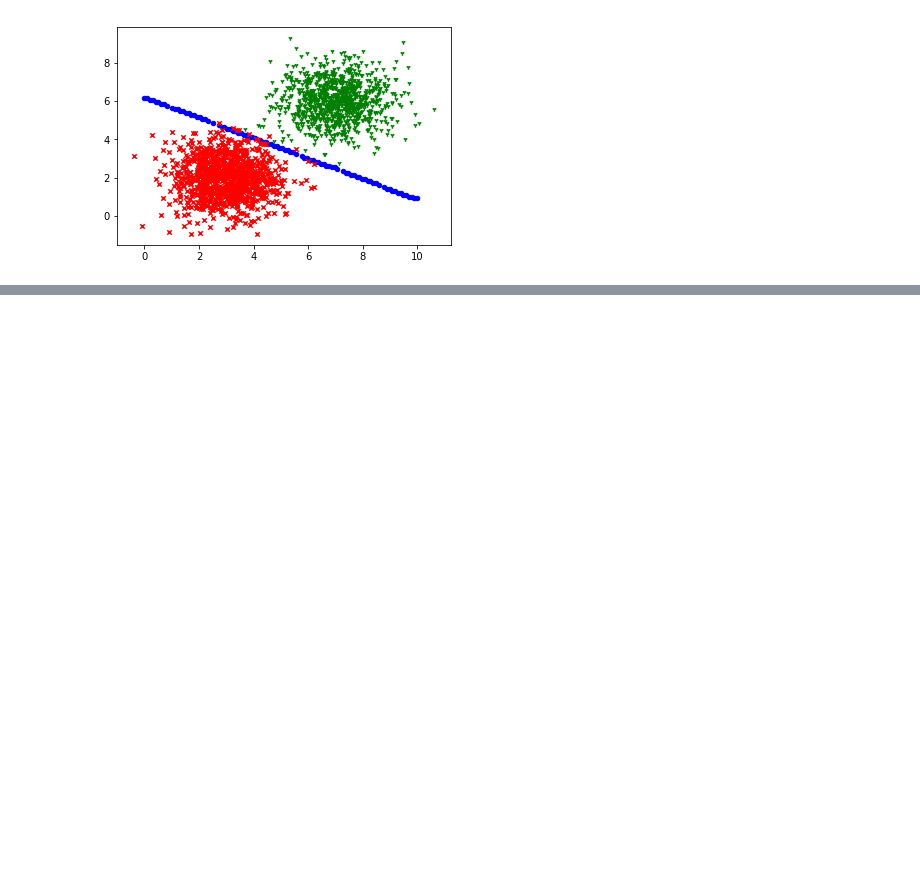
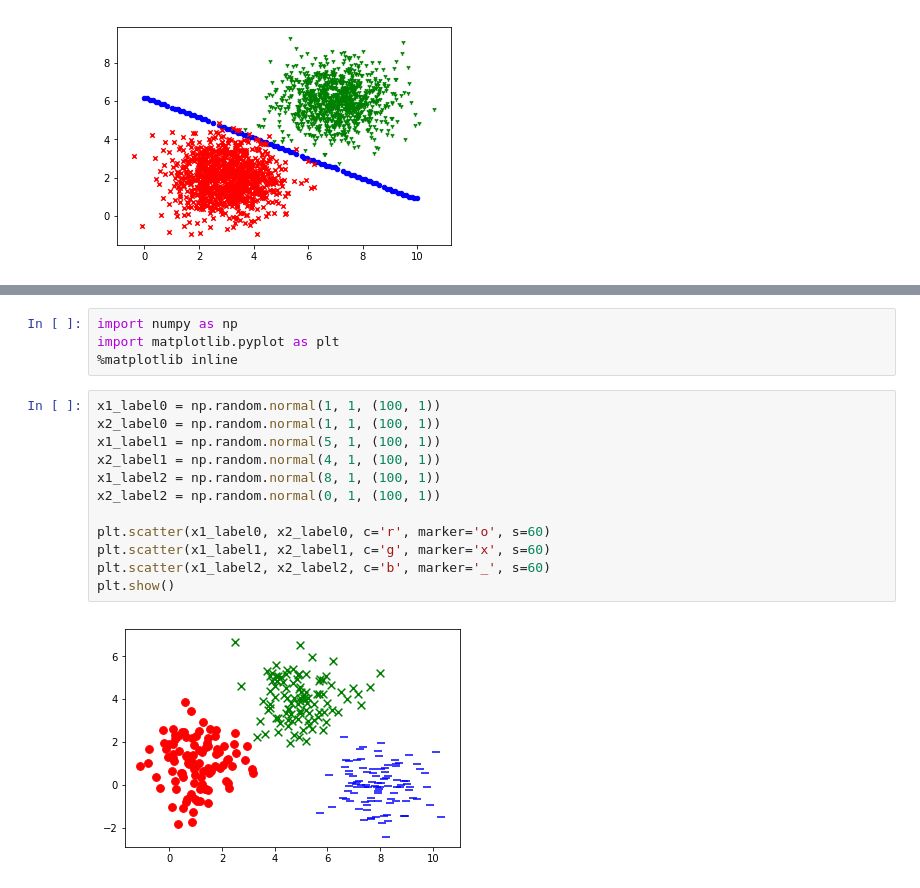
Before and after one commit to cigoic/ml_public, a Jupyter notebook: src_samples/logistic_regression_classification.ipynb, the cells around one changed output, grey strips where cells are left out. Saved outputs shown, nothing was run; the diff lists cells and outputs as text; blank space fills up the shorter version.

```diff
--- a/src_samples/logistic_regression_classification.ipynb
+++ b/src_samples/logistic_regression_classification.ipynb
@@ -188,0 +204,18 @@ plt.show()
+# %%
+import numpy as np
+import matplotlib.pyplot as plt
+%matplotlib inline
+# %%
+x1_label0 = np.random.normal(1, 1, (100, 1))
+x2_label0 = np.random.normal(1, 1, (100, 1))
+x1_label1 = np.random.normal(5, 1, (100, 1))
+x2_label1 = np.random.normal(4, 1, (100, 1))
+x1_label2 = np.random.normal(8, 1, (100, 1))
+x2_label2 = np.random.normal(0, 1, (100, 1))
+
+plt.scatter(x1_label0, x2_label0, c='r', marker='o', s=60)
+plt.scatter(x1_label1, x2_label1, c='g', marker='x', s=60)
+plt.scatter(x1_label2, x2_label2, c='b', marker='_', s=60)
+plt.show()
+# %% [output]
+[figure, added]
```
Also changed, not shown: parts of 8 cells of this notebook, 2 other files.
